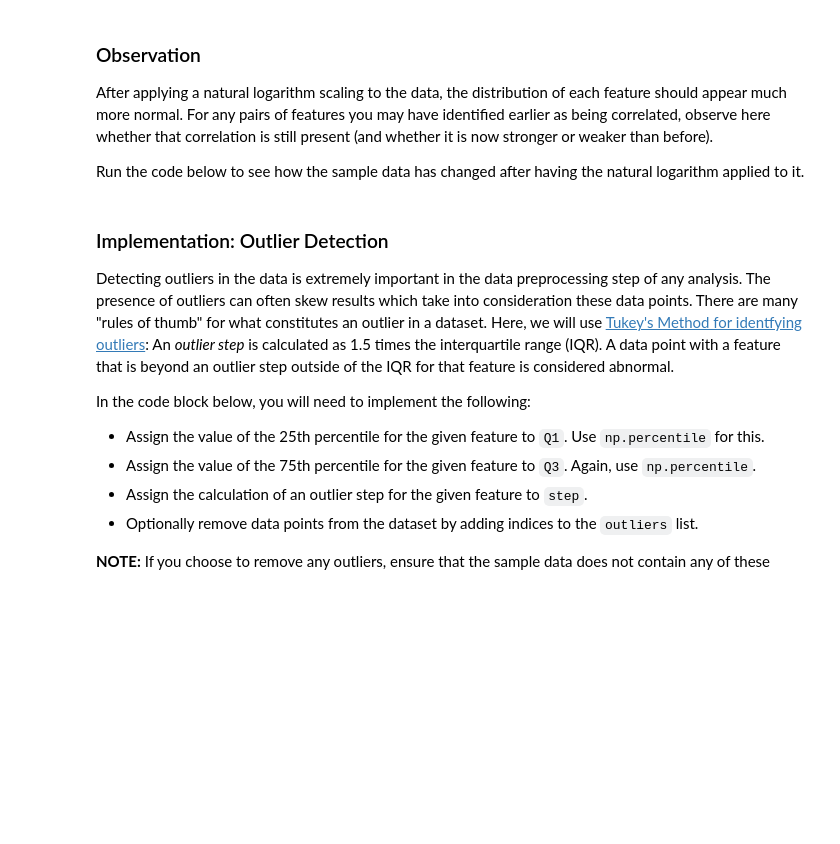
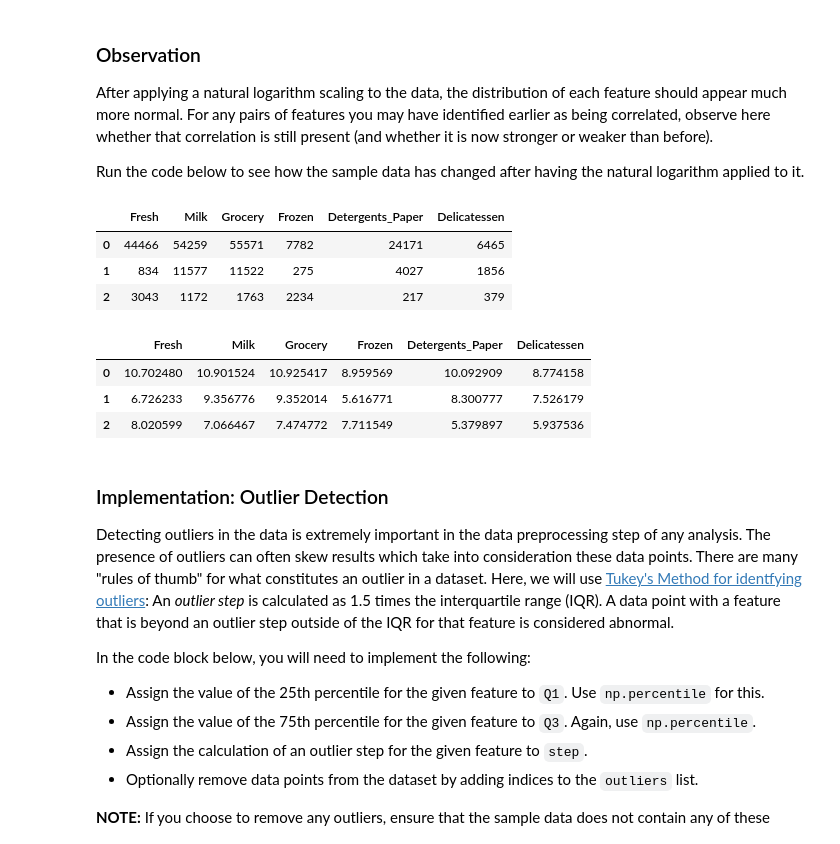
Before and after one commit to jjlogu/customer_segments, a Jupyter notebook: customer_segments.ipynb, the cells around one changed output. Cells and saved outputs as stored; diff of their text form; code cells hidden in the pictures; blank space fills up the shorter version.

```diff
--- a/customer_segments.ipynb
+++ b/customer_segments.ipynb
@@ -215,7 +222,17 @@ After applying a natural logarithm scaling to the data, the distribution of each
 Run the code below to see how the sample data has changed after having the natural logarithm applied to it.
 # %%
 # Display the log-transformed sample data
+display(samples)
 display(log_samples)
+# %% [output]
+|  | Fresh | Milk | Grocery | Frozen | Detergents_Paper | Delicatessen |
+| 0 | 44466 | 54259 | 55571 | 7782 | 24171 | 6465 |
+| 1 | 834 | 11577 | 11522 | 275 | 4027 | 1856 |
+| 2 | 3043 | 1172 | 1763 | 2234 | 217 | 379 |
+|  | Fresh | Milk | Grocery | Frozen | Detergents_Paper | Delicatessen |
+| 0 | 10.702480 | 10.901524 | 10.925417 | 8.959569 | 10.092909 | 8.774158 |
+| 1 | 6.726233 | 9.356776 | 9.352014 | 5.616771 | 8.300777 | 7.526179 |
+| 2 | 8.020599 | 7.066467 | 7.474772 | 7.711549 | 5.379897 | 5.937536 |
 # %% [markdown]
 ### Implementation: Outlier Detection
 Detecting outliers in the data is extremely important in the data preprocessing step of any analysis. The presence of outliers can often skew results which take into consideration these data points. There are many "rules of thumb" for what constitutes an outlier in a dataset. Here, we will use [Tukey's Method for identfying outliers](http://datapigtechnologies.com/blog/index.php/highlighting-outliers-in-your-data-with-the-tukey-method/): An *outlier step* is calculated as 1.5 times the interquartile range (IQR). A data point with a feature that is beyond an outlier step outside of the IQR for that feature is considered abnormal.
```
Also changed, not shown: parts of 7 cells of this notebook.
